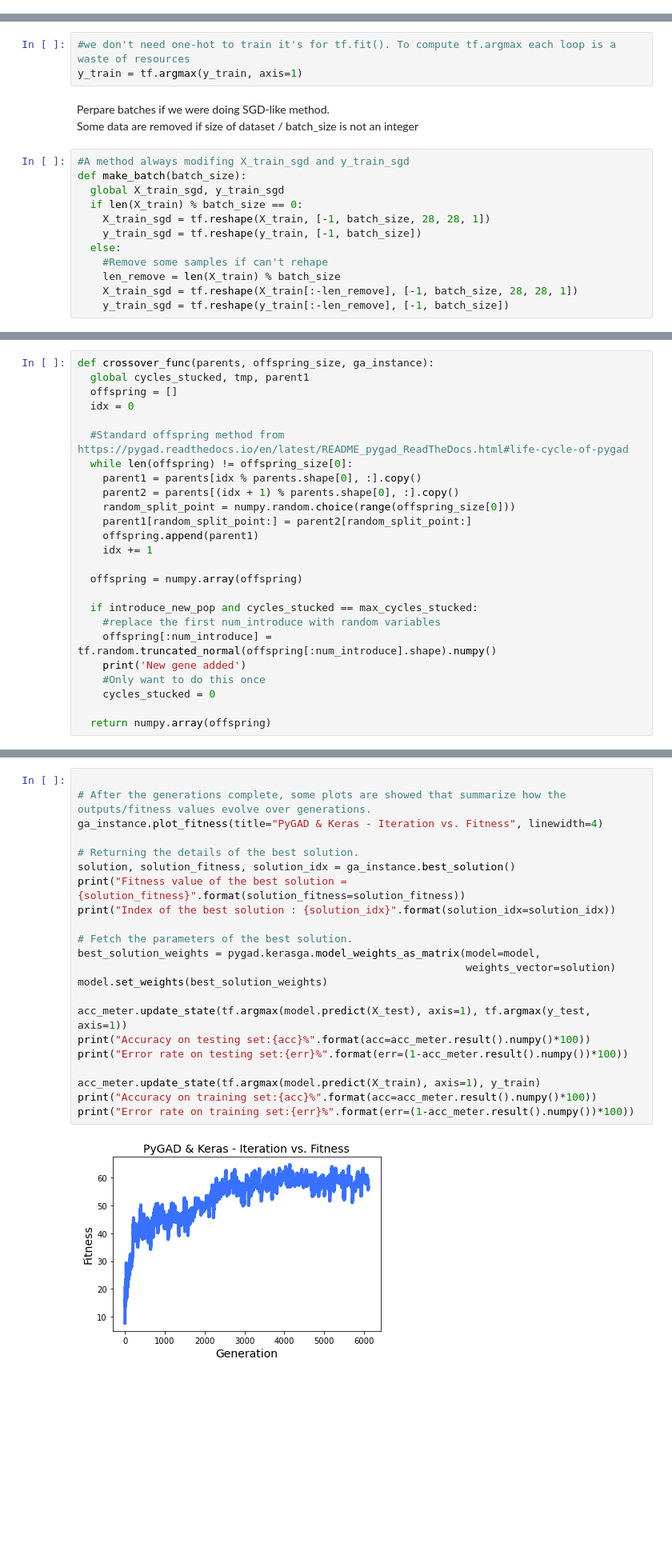
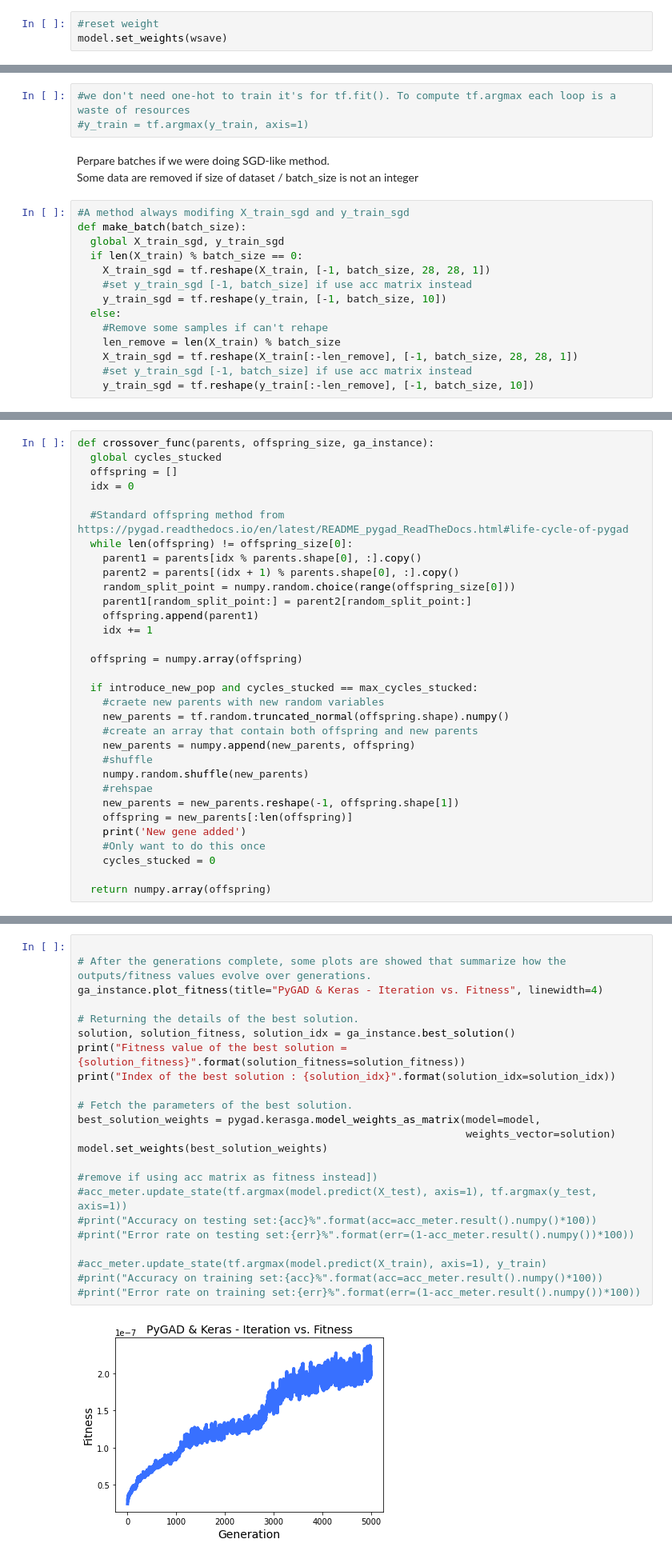
Before and after one commit to rnogy/mnist-GA, a Jupyter notebook: Copy_of_kerasGA.ipynb, the cells around one changed output, grey strips where cells are left out. Shown at 80% size. Drawn from its saved outputs; the diff is of its cells as text; blank space fills up the shorter version.

```diff
--- a/Copy_of_kerasGA.ipynb
+++ b/Copy_of_kerasGA.ipynb
@@ -160,3 +196,6 @@ Error rate on training set:92.84571409225464%
+# %%
+#reset weight
+model.set_weights(wsave)
 # %% [markdown]
 loss
 # %%
@@ -164,7 +203,7 @@ loss
 #cce(y_train, model.predict(X_train))
 # %%
 #we don't need one-hot to train it's for tf.fit(). To compute tf.argmax each loop is a waste of resources
-y_train = tf.argmax(y_train, axis=1)
+#y_train = tf.argmax(y_train, axis=1)
 # %% [markdown]
 Perpare batches if we were doing SGD-like method. <br>
 Some data are removed if size of dataset / batch_size is not an integer
@@ -174,12 +213,14 @@ def make_batch(batch_size):
   global X_train_sgd, y_train_sgd
   if len(X_train) % batch_size == 0:
     X_train_sgd = tf.reshape(X_train, [-1, batch_size, 28, 28, 1])
-    y_train_sgd = tf.reshape(y_train, [-1, batch_size])
+    #set y_train_sgd [-1, batch_size] if use acc matrix instead
+    y_train_sgd = tf.reshape(y_train, [-1, batch_size, 10])
   else:
     #Remove some samples if can't rehape
     len_remove = len(X_train) % batch_size
     X_train_sgd = tf.reshape(X_train[:-len_remove], [-1, batch_size, 28, 28, 1])
-    y_train_sgd = tf.reshape(y_train[:-len_remove], [-1, batch_size])
+    #set y_train_sgd [-1, batch_size] if use acc matrix instead
+    y_train_sgd = tf.reshape(y_train[:-len_remove], [-1, batch_size, 10])
 # %%
 X_train_sgd = []
 y_train_sgd = []
@@ -221,7 +268,7 @@ def fitness_func(solution, sol_idx):
 # Crossover function
 # %%
 def crossover_func(parents, offspring_size, ga_instance):
-  global cycles_stucked, tmp, parent1
+  global cycles_stucked
   offspring = []
   idx = 0
 
@@ -237,8 +284,15 @@ def crossover_func(parents, offspring_size, ga_instance):
   offspring = numpy.array(offspring)
 
   if introduce_new_pop and cycles_stucked == max_cycles_stucked:
-    #replace the first num_introduce with random variables
-    offspring[:num_introduce] = tf.random.truncated_normal(offspring[:num_introduce].shape).numpy()
+    #craete new parents with new random variables
+    new_parents = tf.random.truncated_normal(offspring.shape).numpy()
+    #create an array that contain both offspring and new parents
+    new_parents = numpy.append(new_parents, offspring)
+    #shuffle
+    numpy.random.shuffle(new_parents)
+    #rehspae
+    new_parents = new_parents.reshape(-1, offspring.shape[1])
+    offspring = new_parents[:len(offspring)]
     print('New gene added')
     #Only want to do this once
     cycles_stucked = 0
@@ -303,24 +365,25 @@ ga_instance.run()
 # %%
 
 # After the generations complete, some plots are showed that summarize how the outputs/fitness values evolve over generations.
 ga_instance.plot_fitness(title="PyGAD & Keras - Iteration vs. Fitness", linewidth=4)
 
 # Returning the details of the best solution.
 solution, solution_fitness, solution_idx = ga_instance.best_solution()
 print("Fitness value of the best solution = {solution_fitness}".format(solution_fitness=solution_fitness))
 print("Index of the best solution : {solution_idx}".format(solution_idx=solution_idx))
 
 # Fetch the parameters of the best solution.
 best_solution_weights = pygad.kerasga.model_weights_as_matrix(model=model,
                                                               weights_vector=solution)
 model.set_weights(best_solution_weights)
 
-acc_meter.update_state(tf.argmax(model.predict(X_test), axis=1), tf.argmax(y_test, axis=1))
-print("Accuracy on testing set:{acc}%".format(acc=acc_meter.result().numpy()*100))
-print("Error rate on testing set:{err}%".format(err=(1-acc_meter.result().numpy())*100))
+#remove if using acc matrix as fitness instead])
+#acc_meter.update_state(tf.argmax(model.predict(X_test), axis=1), tf.argmax(y_test, axis=1))
+#print("Accuracy on testing set:{acc}%".format(acc=acc_meter.result().numpy()*100))
+#print("Error rate on testing set:{err}%".format(err=(1-acc_meter.result().numpy())*100))
 
-acc_meter.update_state(tf.argmax(model.predict(X_train), axis=1), y_train)
-print("Accuracy on training set:{acc}%".format(acc=acc_meter.result().numpy()*100))
-print("Error rate on training set:{err}%".format(err=(1-acc_meter.result().numpy())*100))
+#acc_meter.update_state(tf.argmax(model.predict(X_train), axis=1), y_train)
+#print("Accuracy on training set:{acc}%".format(acc=acc_meter.result().numpy()*100))
+#print("Error rate on training set:{err}%".format(err=(1-acc_meter.result().numpy())*100))
 # %% [output]
-[figure, old version]
+[figure, new version]
```
Also changed, not shown: parts of 27 cells of this notebook.
